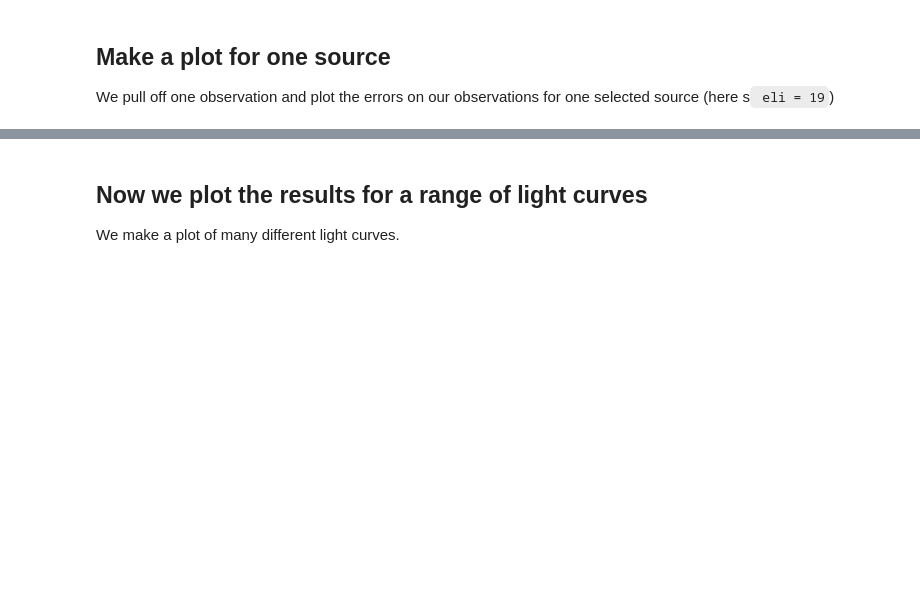
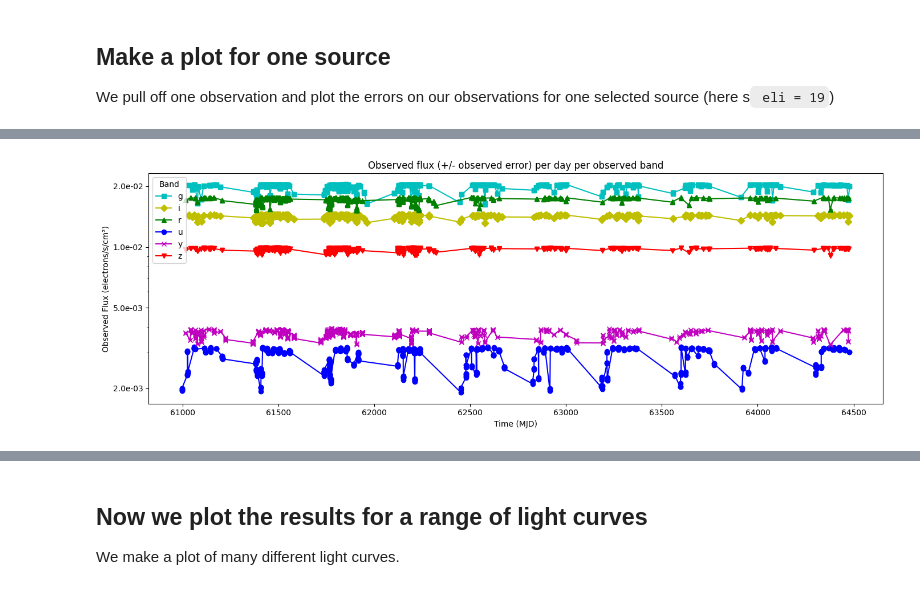
Before and after one commit to Zoe-Au/cosmographi, a Jupyter notebook: survey/mock_survey_toy.ipynb, the cells around one changed output, grey strips where cells are left out. Cells and saved outputs as stored; diff of their text form; code cells hidden in the pictures; blank space fills up the shorter version.

```diff
--- a/survey/mock_survey_toy.ipynb
+++ b/survey/mock_survey_toy.ipynb
@@ -660,3 +696,51 @@ IndexError: boolean index did not match indexed array along axis 0; size of axis
+# %%
+import matplotlib.ticker as ticker
+
+fig, ax = plt.subplots(figsize=(14, 5))
+
+for b in np.unique(band_strs):
+    m = band_strs == b
+    ax.errorbar(
+        times_flat[m],
+        y_flat[m],
+        yerr=yerr_flat[m],
+        fmt="none",
+        color=band_colors[str(b)],
+        ecolor=band_colors[str(b)],
+        linestyle="none",
+        capsize=2,
+    )
+    ax.plot(
+        times_flat[m],
+        y_flat[m],
+        color=band_colors[b],
+        marker=band_markers[b],
+        label=b,
+    )
+
+ax.set_title("Observed flux (+/- observed error) per day per observed band")
+ax.set_yscale("log")
+ax.set_xlabel("Time (MJD)")
+ax.set_ylabel("Observed Flux (electrons/s/cm²)")
+ax.legend(title="Band", loc="upper left")
+
+# Add 1–2–5 logarithmic ticks
+ymin, ymax = ax.get_ylim()
+ticks = np.array([
+    m * 10**exp
+    for exp in range(int(np.floor(np.log10(ymin))),
+                     int(np.ceil(np.log10(ymax))) + 1)
+    for m in [1, 2, 5]
+])
+ticks = ticks[(ticks >= ymin) & (ticks <= ymax)]
+
+ax.yaxis.set_major_locator(ticker.FixedLocator(ticks))
+ax.yaxis.set_major_formatter(ticker.FixedFormatter([f"{t:.1e}" for t in ticks]))
+
+plt.tight_layout()
+plt.show()
+# %% [output]
+[figure, added]
 # %%
 wavelength_to_bandstr = {360: 'u', 475: 'g', 620: 'r', 755: 'i', 870: 'z', 985: 'y'}
 agn2 = AGNSourceLipunova2018(blackhole_mass=1e8*M_sun, accretion_rate=M_sun*0.5, rin_to_rng=6, inclination_angle=0, perturbations_ar=perturbations, start_time=60981.002252, end_time=65991.341370)
```
Also changed, not shown: parts of 4 cells of this notebook, 4 other files.
